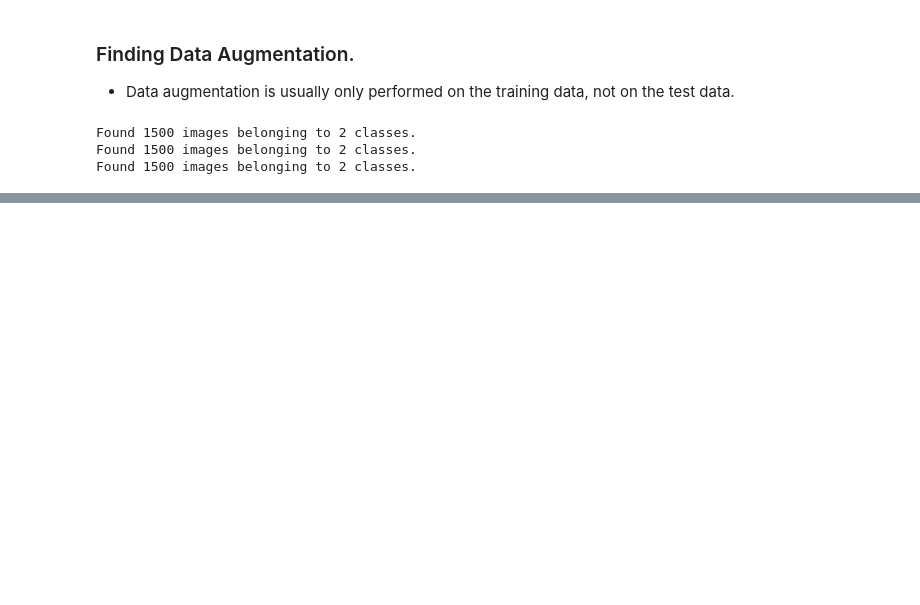
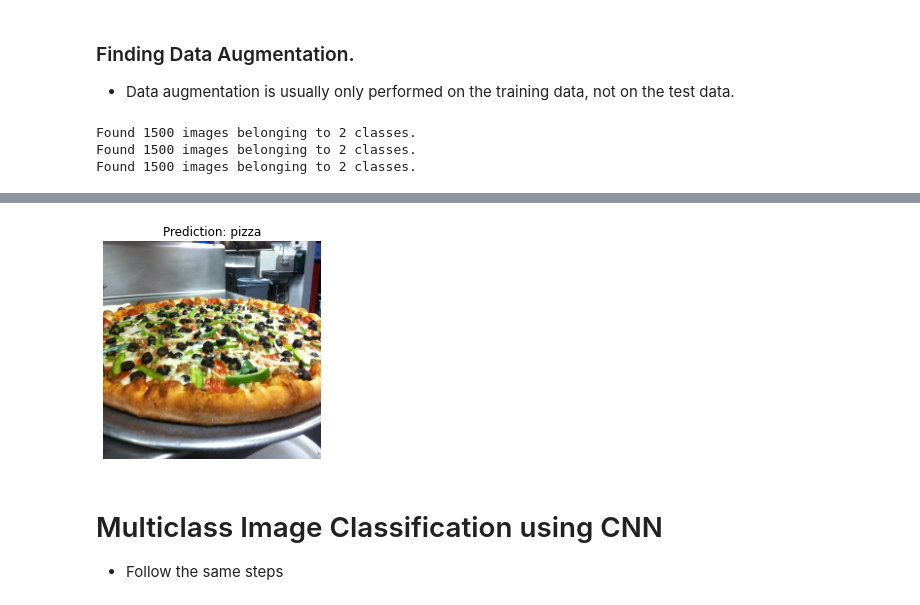
Before and after one commit to DebjitHore/TensorflowDeveloperUdemy, a Jupyter notebook: 03_CNNTensorflow.ipynb, the cells around one changed output, grey strips where cells are left out. Drawn from its saved outputs; the diff is of its cells as text; code cells hidden in the pictures; blank space fills up the shorter version.

```diff
--- a/03_CNNTensorflow.ipynb
+++ b/03_CNNTensorflow.ipynb
@@ -646,0 +830,8 @@ Text(0.5, 1.0, 'Loss/Accuracy information')
+# %%
+predictClass(model_5, filename='usa-usa.jpg')
+# %% [output]
+[figure, added]
+# %% [markdown]
+# Multiclass Image Classification using CNN
+
+* Follow the same steps
```
Also changed, not shown: parts of 75 cells of this notebook.
